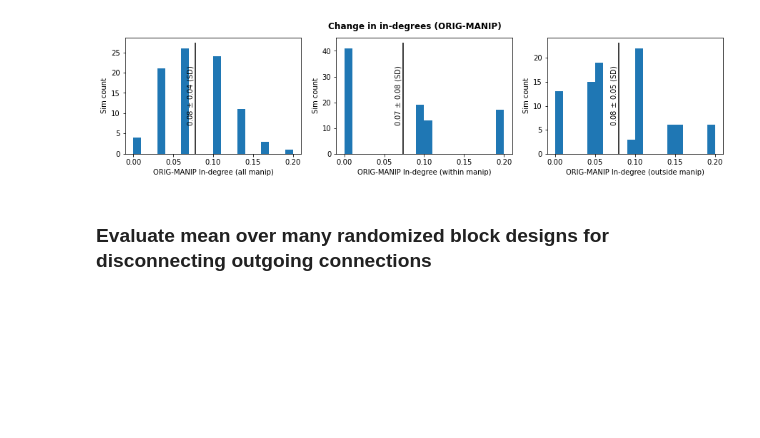
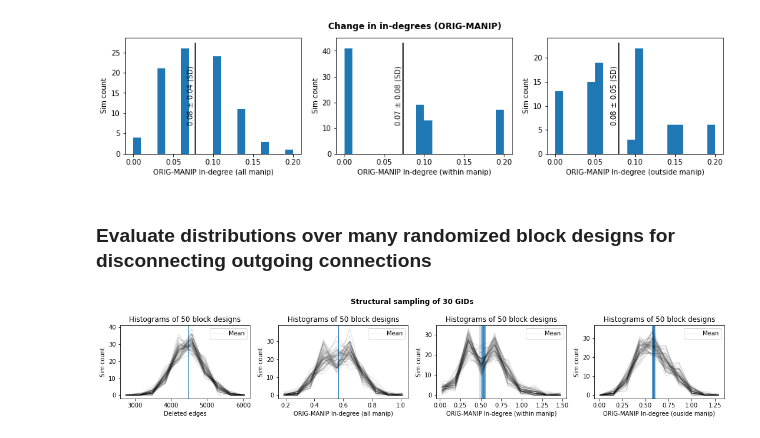
Before and after one commit to BlueBrain/o1v5-workflows, a Jupyter notebook: blob_stim_replication/notebooks/prepare_high_dim_source_disconn.ipynb, the cells around one changed output. Saved outputs shown, nothing was run; the diff lists cells and outputs as text; code cells hidden in the pictures; blank space fills up the shorter version.

Commit message:
Added comparison of histograms

```diff
--- a/blob_stim_replication/notebooks/prepare_high_dim_source_disconn.ipynb
+++ b/blob_stim_replication/notebooks/prepare_high_dim_source_disconn.ipynb
@@ -463,5 +463,5 @@ plot_distributions(res_rnd)
 [figure]
 [figure]
 # %% [markdown]
-### Evaluate mean over many randomized block designs for disconnecting outgoing connections
+### Evaluate distributions over many randomized block designs for disconnecting outgoing connections
 # %%
@@ -476,3 +480,45 @@ for bidx in tqdm.tqdm(range(num_block_designs)):
 # %%
-# Save results
-np.savez('res_tables.npz', res_tables_struct=res_tables_struct, res_tables_rnd=res_tables_rnd, num_block_designs=num_block_designs, block_seeds=block_seeds)
+# OR: Load pre-computed results
+# [Results columns: num_del_edges, indeg_orig_all, indeg_manip_all, indeg_orig_within, indeg_manip_within, indeg_orig_outside, indeg_manip_outside]
+res_dict = np.load('res_tables.npz')
+res_tables_struct = res_dict['res_tables_struct']
+res_tables_rnd = res_dict['res_tables_rnd']
+num_block_designs = res_dict['num_block_designs']
+block_seeds = res_dict['block_seeds']
+gids_manip_struct = res_dict['gids_manip_struct']
+gids_manip_rnd = res_dict['gids_manip_rnd']
+# %%
+# Look at distributions over random block designs
+def plot_histograms(data, data_name, num_bins, new_fig=True):
+    bins = np.linspace(np.min(data) - 0.1 * np.mean(data), np.max(data) + 0.1 * np.mean(data), num_bins + 1)
+    bin_size = np.mean(np.diff(bins))
+    if new_fig:
+        plt.figure(figsize=(5, 3))
+    for n_block in range(data.shape[0]):
+        data_hist, _ = np.histogram(data[n_block, :], bins=bins)
+        plt.plot(bins[:-1] + 0.5 * bin_size, data_hist, '-k', alpha=0.1)
+    plt.ylim(plt.ylim())
+    for n_block in range(data.shape[0]):
+        plt.vlines(np.mean(data[n_block, :]), ymin=np.min(plt.ylim()), ymax=np.max(plt.ylim()), color='tab:blue', alpha=0.2, linewidth=1, label='Mean' if n_block==0 else None)
+    plt.xlabel(data_name)
+    plt.ylabel('Sim count')
+    plt.title(f'Histograms of {data.shape[0]} block designs', fontweight='bold' if new_fig else None)
+    plt.legend()
+    if new_fig:
+        plt.tight_layout()
+        plt.show()
+# %%
+plt.figure(figsize=(15, 3))
+plt.subplot(1, 4, 1)
+plot_histograms(np.squeeze(res_tables_struct[:, 0, :]), data_name='Deleted edges', num_bins=10, new_fig=False)
+plt.subplot(1, 4, 2)
+plot_histograms(np.squeeze(res_tables_struct[:, 1, :] - res_tables_struct[:, 2, :]), data_name='ORIG-MANIP In-degree (all manip)', num_bins=10, new_fig=False)
+plt.subplot(1, 4, 3)
+plot_histograms(np.squeeze(res_tables_struct[:, 3, :] - res_tables_struct[:, 4, :]), data_name='ORIG-MANIP In-degree (within manip)', num_bins=10, new_fig=False)
+plt.subplot(1, 4, 4)
+plot_histograms(np.squeeze(res_tables_struct[:, 5, :] - res_tables_struct[:, 6, :]), data_name='ORIG-MANIP In-degree (ouside manip)', num_bins=10, new_fig=False)
+plt.suptitle(f'Structural sampling of {len(gids_manip_struct)} GIDs', fontweight='bold')
+plt.tight_layout()
+plt.show()
+# %% [output]
+[figure, added]
```
Also changed, not shown: parts of 6 cells of this notebook.
